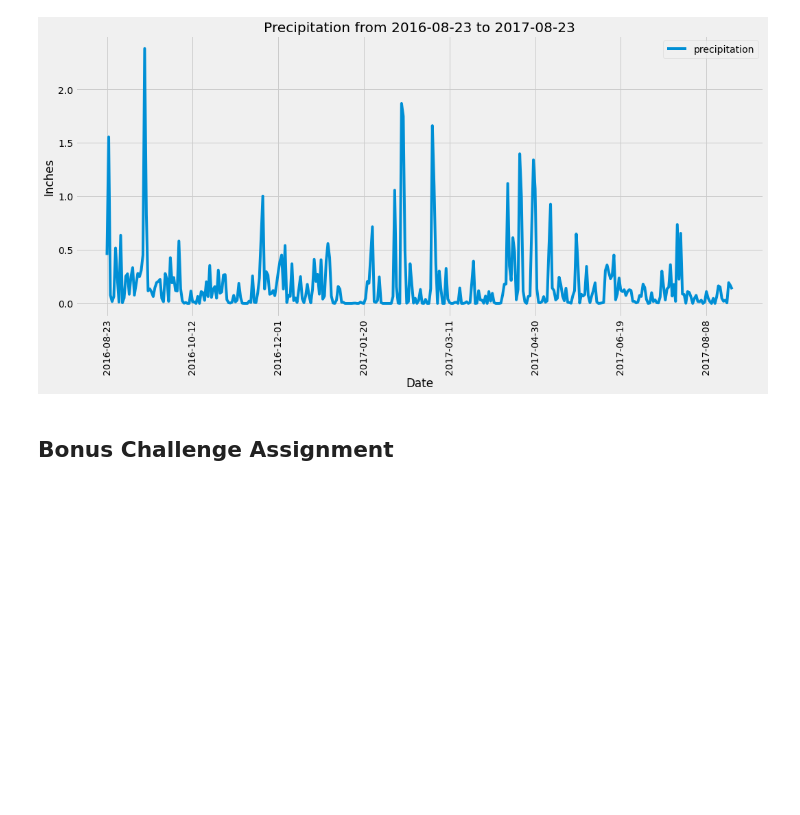
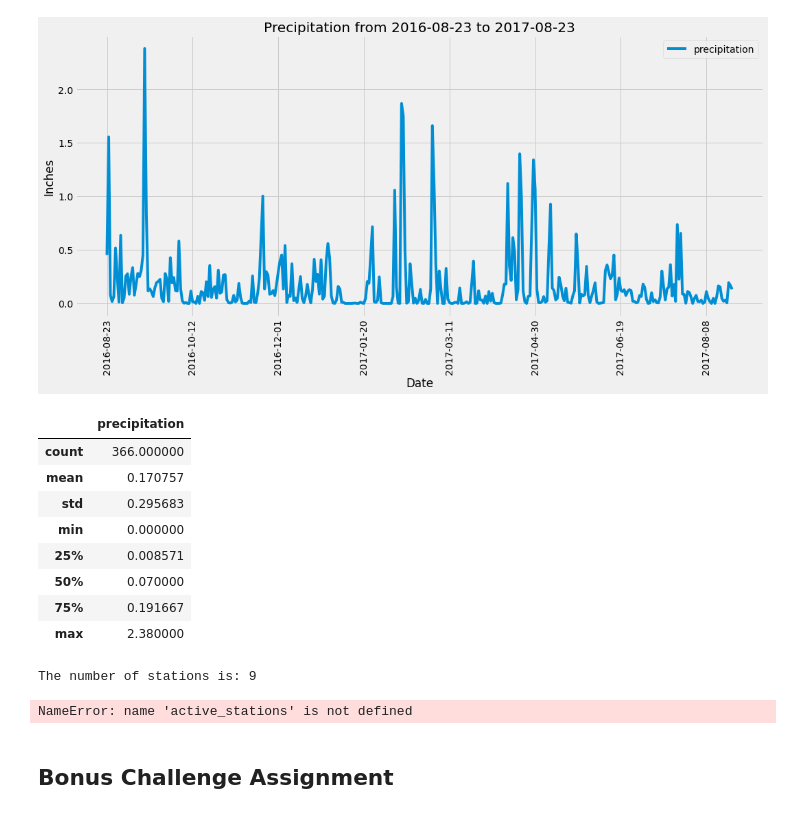
Before and after one commit to sir-omoreno/sqlalchemy-challenge, a Jupyter notebook: climate_starter.ipynb, the cells around one changed output. Cells and saved outputs as stored; diff of their text form; code cells hidden in the pictures; blank space fills up the shorter version.

```diff
--- a/climate_starter.ipynb
+++ b/climate_starter.ipynb
@@ -109,11 +109,33 @@ plt.show()
 [figure]
 # %%
 # Use Pandas to calcualte the summary statistics for the precipitation data
+df.describe()
+# %% [output]
+|  | precipitation |
+| count | 366.000000 |
+| mean | 0.170757 |
+| std | 0.295683 |
+| min | 0.000000 |
+| 25% | 0.008571 |
+| 50% | 0.070000 |
+| 75% | 0.191667 |
+| max | 2.380000 |
 # %%
 # Design a query to show how many stations are available in this dataset?
+station_count = session.query(func.count(station.id)).scalar()
+print(f"The number of stations is: {station_count}")
+# %% [output]
+The number of stations is: 9
 # %%
 # What are the most active stations? (i.e. what stations have the most rows)?
 # List the stations and the counts in descending order.
+count = [measurement.station, func.count(measurement.station)]
+active_stations = session.query(*active_stations)\
+    .group_by(measurement.station)\
+    .order_by(func.count(measurement.station).desc()).all()
+active_stations
+# %% [output]
+NameError: name 'active_stations' is not defined
 # %%
 # Using the station id from the previous query, calculate the lowest temperature recorded,
 # highest temperature recorded, and average temperature of the most active station?
```
